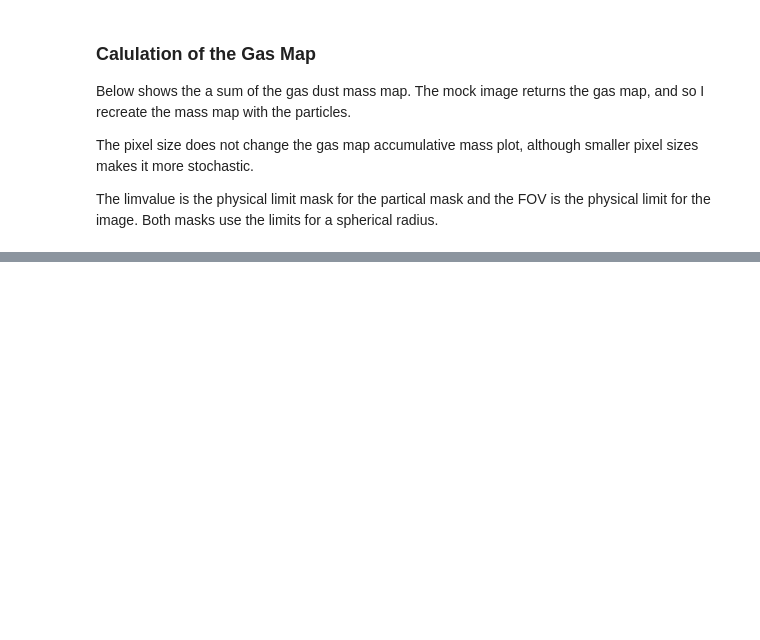
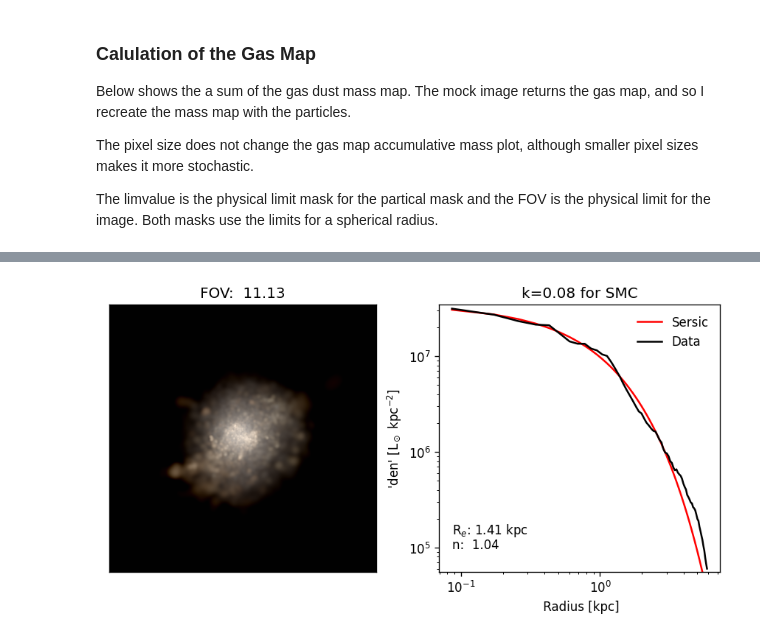
Before and after one commit to courtk32/mockobservation-tools, a Jupyter notebook: examples/Gas_Extinction.ipynb, the cells around one changed output, grey strips where cells are left out. Saved outputs shown, nothing was run; the diff lists cells and outputs as text; code cells hidden in the pictures; blank space fills up the shorter version.

Commit message:
Add examples folder, add gas_extinction plots to folder, update paths in Gas_extinction

```diff
--- a/examples/Gas_Extinction.ipynb
+++ b/examples/Gas_Extinction.ipynb
@@ -70,10 +80,11 @@ sim = 'm11a_res2100'
 snap_num = 600
 
 # path to the directory holding the simulation snapshot
-sim_path =  '/data17/grenache/aalazar/FIRE/GVB/'+str(sim)+'/output/hdf5/snapdir_'+str(snap_num)+'/'
+sim_path =  '/DFS-L/DATA/cosmo/grenache/aalazar/FIRE/GVB/'+str(sim)+'/output/hdf5/snapdir_'+str(snap_num)+'/'
+
 
 # path to the directory holding the halo files for the simulation
-halo_path = '/data17/grenache/aalazar/FIRE/GVB/'+str(sim)+'/halo/rockstar_dm/hdf5/'
+halo_path = '/DFS-L/DATA/cosmo/grenache/aalazar/FIRE/GVB/'+str(sim)+'/halo/rockstar_dm/hdf5/'
 # %%
 # This loads the halo file
 # host=True means it only returns the host halo information, otherwise it returns all the halos
@@ -99,7 +108,7 @@ star_snapdict, gas_snapdict = load_sim(sim_path,snap_num,gas_temp=True)
     # Have lim=False if you want to carry around all the particles
     # I chose to mask out particles beyond the virial radius
 
-limvalue = halo['Halfmass_Radius'].values[0] / 5
+limvalue = halo['rvir'].values[0] * 0.2
 
 star_snapdict, gas_snapdict, halo = mask_sim_to_halo(star_snapdict=star_snapdict,
                                                          gas_snapdict=gas_snapdict,
@@ -201,12 +244,12 @@ print(f'Image vs Particle Mass: {sum_gas_im[-1]/sum_gas_part[-1]:.5f}')
 # %%
-image,out_band0,out_band1,out_band2 = gal.get_mock_observation(star_snapdict,
-                                                               gas_snapdict,
-                                                               bands = bands,
-                                                               FOV = FOV,
-                                                               mass_scaler = mass_scaler,
-                                                               pixels = pixels,
-                                                               view = view,
-                                                               minden = minden,
-                                                               center = center,
-                                                               return_type = 'mock_image'
-                                                              )
+image,out_band0,out_band1,out_band2 = get_mock_observation(star_snapdict,
+                                                           gas_snapdict,
+                                                           bands = bands,
+                                                           FOV = FOV,
+                                                           mass_scaler = mass_scaler,
+                                                           pixels = pixels,
+                                                           view = view,
+                                                           minden = minden,
+                                                           center = center,
+                                                           return_type = 'mock_image'
+                                                          )
@@ -213,30 +265,32 @@ image,out_band0,out_band1,out_band2 = gal.get_mock_observation(star_snapdict,
 # %%
 #Sersic fit with the Mock Images
 
 fig, axs = plt.subplots(1,2,figsize=(9, 4))
 
 
 axs[0].set_title(f'FOV:  {FOV:.2f}')
 axs[0].imshow(image)
 axs[0].axes.xaxis.set_visible(False)
 axs[0].axes.yaxis.set_visible(False)
 
 #Redshift
 z = 0.005
 
-FOV_arc = gal.convert_kpc_to_arcsec(FOV,z)
+FOV_arc = convert_kpc_to_arcsec(FOV,z)
         # Pixel size is 0.4 arcsec
         # seeing is 2 acrsec
 n_measure = int(FOV_arc/ 0.8) # spaced 2 pixels
 
-radius,sb = gen.measure_surfbright(out_band1, FOV=FOV, nmeasure=n_measure)
+radius,sb = measure_surfbright(out_band1, FOV=FOV, nmeasure=n_measure)
 
-R_e,I,n,std = gen.fit_sersic(radius, sb, ax_sersic=axs[1])
+popt,std = fit_sersic(radius, sb, ax_sersic=axs[1])
 axs[1].set_title('k=0.08 for SMC')
 #k=0.78 for MW
 #k=0.16 for LMC
 #k=0.08 for SMC
-#plt.savefig('../plots/dustk_smc08_'+sim+'.png')
+#plt.savefig('Figures/dustk_smc08_'+sim+'.png')
+# %% [output]
+[figure, added]
 # %%
 #Sersic fit with the Mock Images
 
```
Also changed, not shown: parts of 14 cells of this notebook, 3 other files.
